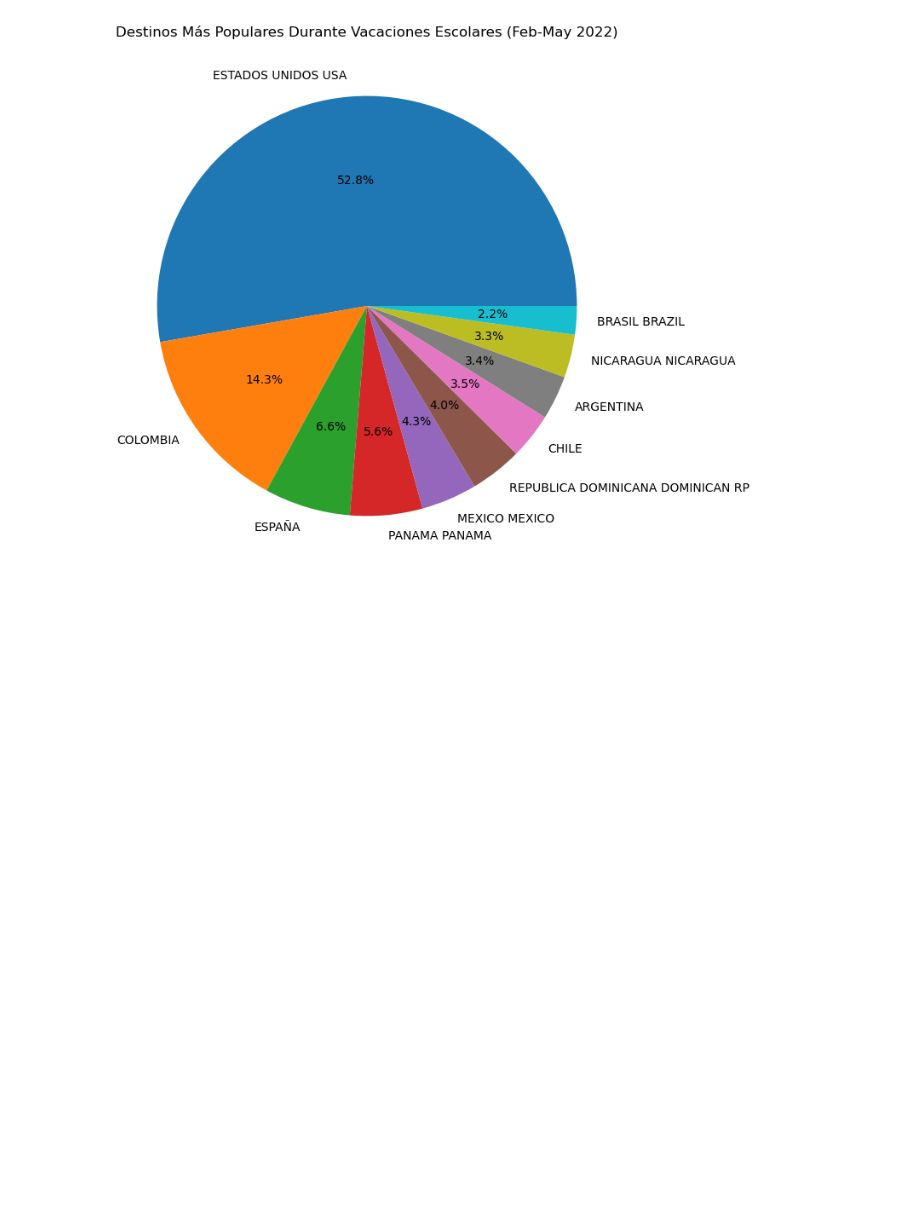
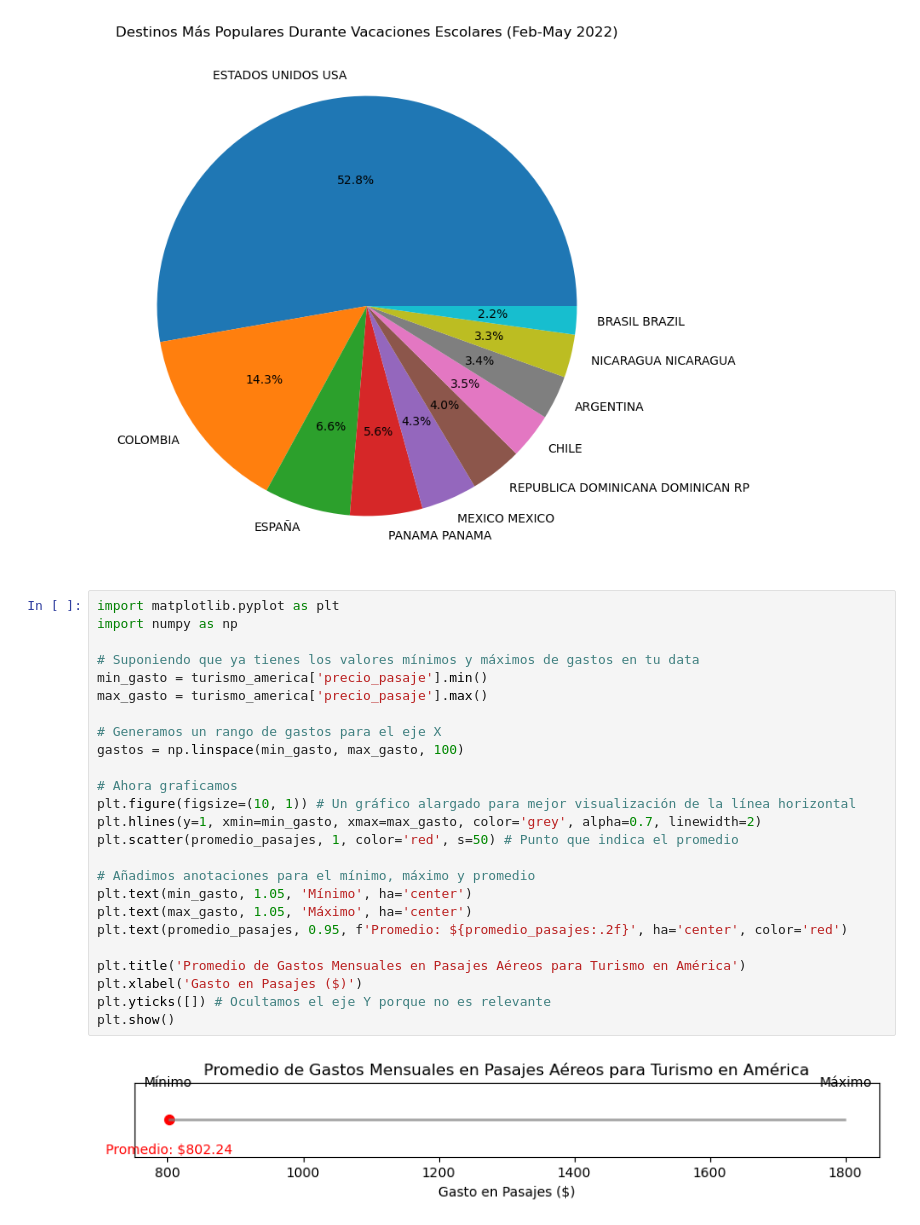
Before and after one commit to DarinkaTownsend/ciencia-de-datos, a Jupyter notebook: proy joaquin.ipynb, the cells around one changed output. Drawn from its saved outputs; the diff is of its cells as text; blank space fills up the shorter version.

```diff
--- a/proy joaquin.ipynb
+++ b/proy joaquin.ipynb
@@ -76,3 +76,30 @@ plt.show()
 # %% [output]
 [figure]
 [figure]
+# %%
+import matplotlib.pyplot as plt
+import numpy as np
+
+# Suponiendo que ya tienes los valores mínimos y máximos de gastos en tu data
+min_gasto = turismo_america['precio_pasaje'].min()
+max_gasto = turismo_america['precio_pasaje'].max()
+
+# Generamos un rango de gastos para el eje X
+gastos = np.linspace(min_gasto, max_gasto, 100)
+
+# Ahora graficamos
+plt.figure(figsize=(10, 1)) # Un gráfico alargado para mejor visualización de la línea horizontal
+plt.hlines(y=1, xmin=min_gasto, xmax=max_gasto, color='grey', alpha=0.7, linewidth=2)
+plt.scatter(promedio_pasajes, 1, color='red', s=50) # Punto que indica el promedio
+
+# Añadimos anotaciones para el mínimo, máximo y promedio
+plt.text(min_gasto, 1.05, 'Mínimo', ha='center')
+plt.text(max_gasto, 1.05, 'Máximo', ha='center')
+plt.text(promedio_pasajes, 0.95, f'Promedio: ${promedio_pasajes:.2f}', ha='center', color='red')
+
+plt.title('Promedio de Gastos Mensuales en Pasajes Aéreos para Turismo en América')
+plt.xlabel('Gasto en Pasajes ($)')
+plt.yticks([]) # Ocultamos el eje Y porque no es relevante
+plt.show()
+# %% [output]
+[figure, added]
```
